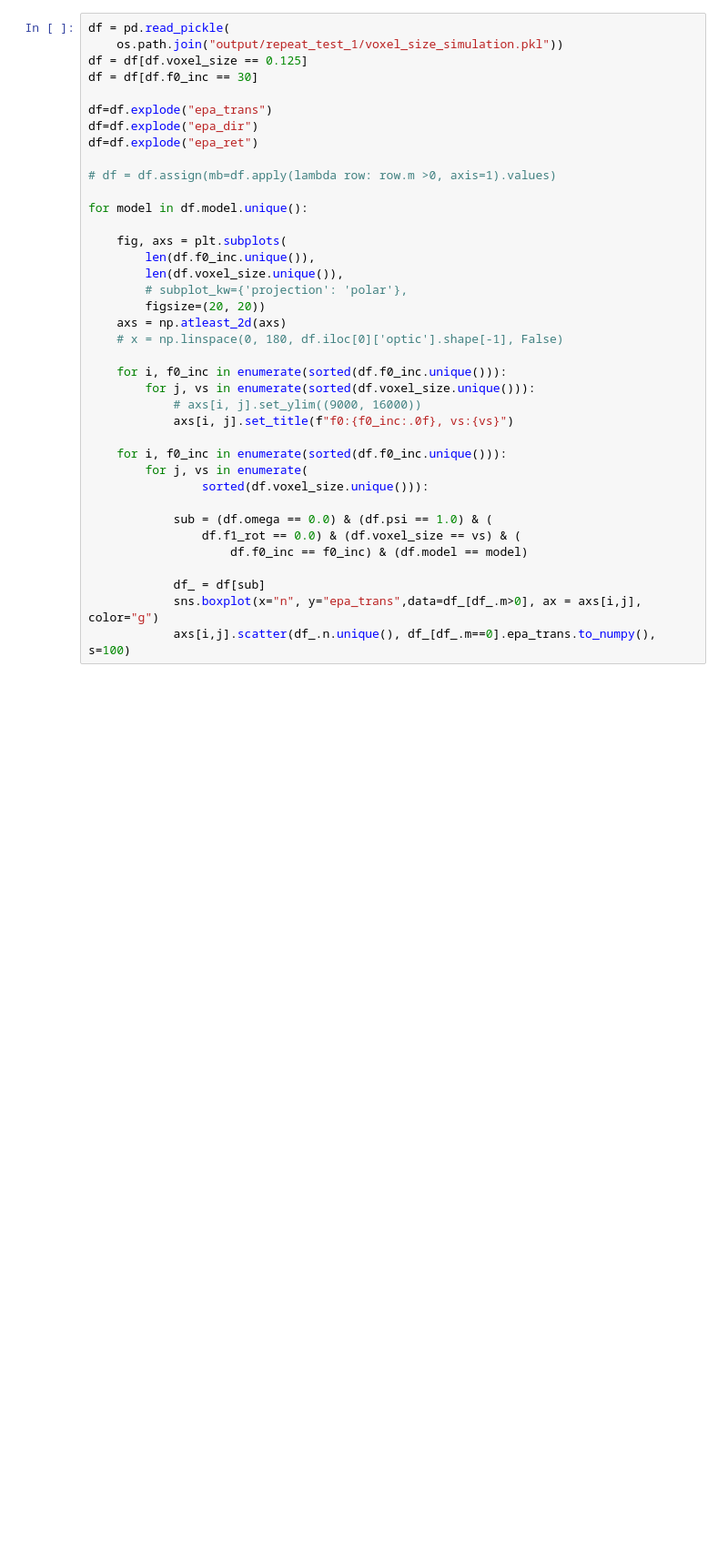
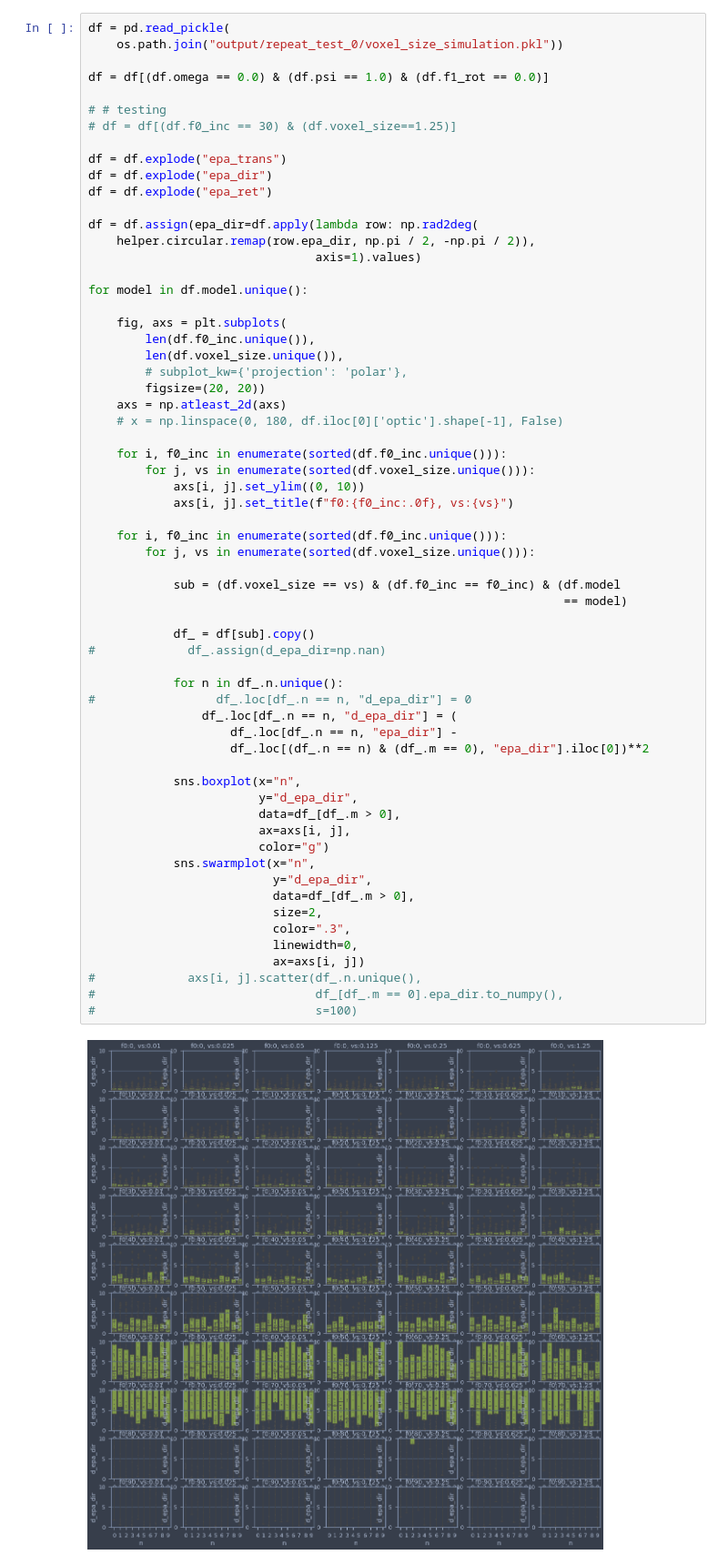
Before and after one commit to fmatuschke/thesis_main, a Jupyter notebook: 5_singleton/voxel_size_simulation.ipynb, the cells around one changed output. Shown at 91% size. Drawn from its saved outputs; the diff is of its cells as text; blank space fills up the shorter version.

```diff
--- a/5_singleton/voxel_size_simulation.ipynb
+++ b/5_singleton/voxel_size_simulation.ipynb
@@ -135,39 +135,65 @@ for model in tqdm(df.model.unique(), leave=True):
                     axs[i, j].plot(x, optic, color)
 # %%
 df = pd.read_pickle(
-    os.path.join("output/repeat_test_1/voxel_size_simulation.pkl"))
-df = df[df.voxel_size == 0.125]
-df = df[df.f0_inc == 30]
+    os.path.join("output/repeat_test_0/voxel_size_simulation.pkl"))
 
-df=df.explode("epa_trans")
-df=df.explode("epa_dir")
-df=df.explode("epa_ret")
+df = df[(df.omega == 0.0) & (df.psi == 1.0) & (df.f1_rot == 0.0)]
 
-# df = df.assign(mb=df.apply(lambda row: row.m >0, axis=1).values)
+# # testing
+# df = df[(df.f0_inc == 30) & (df.voxel_size==1.25)]
+
+df = df.explode("epa_trans")
+df = df.explode("epa_dir")
+df = df.explode("epa_ret")
+
+df = df.assign(epa_dir=df.apply(lambda row: np.rad2deg(
+    helper.circular.remap(row.epa_dir, np.pi / 2, -np.pi / 2)),
+                                axis=1).values)
 
 for model in df.model.unique():
 
     fig, axs = plt.subplots(
         len(df.f0_inc.unique()),
         len(df.voxel_size.unique()),
         # subplot_kw={'projection': 'polar'},
         figsize=(20, 20))
     axs = np.atleast_2d(axs)
     # x = np.linspace(0, 180, df.iloc[0]['optic'].shape[-1], False)
 
     for i, f0_inc in enumerate(sorted(df.f0_inc.unique())):
         for j, vs in enumerate(sorted(df.voxel_size.unique())):
-            # axs[i, j].set_ylim((9000, 16000))
+            axs[i, j].set_ylim((0, 10))
             axs[i, j].set_title(f"f0:{f0_inc:.0f}, vs:{vs}")
 
     for i, f0_inc in enumerate(sorted(df.f0_inc.unique())):
-        for j, vs in enumerate(
-                sorted(df.voxel_size.unique())):
+        for j, vs in enumerate(sorted(df.voxel_size.unique())):
 
-            sub = (df.omega == 0.0) & (df.psi == 1.0) & (
-                df.f1_rot == 0.0) & (df.voxel_size == vs) & (
-                    df.f0_inc == f0_inc) & (df.model == model)
+            sub = (df.voxel_size == vs) & (df.f0_inc == f0_inc) & (df.model
+                                                                   == model)
 
-            df_ = df[sub]
-            sns.boxplot(x="n", y="epa_trans",data=df_[df_.m>0], ax = axs[i,j], color="g")
-            axs[i,j].scatter(df_.n.unique(), df_[df_.m==0].epa_trans.to_numpy(), s=100)
+            df_ = df[sub].copy()
+#             df_.assign(d_epa_dir=np.nan)
+
+            for n in df_.n.unique():
+#                 df_.loc[df_.n == n, "d_epa_dir"] = 0
+                df_.loc[df_.n == n, "d_epa_dir"] = (
+                    df_.loc[df_.n == n, "epa_dir"] -
+                    df_.loc[(df_.n == n) & (df_.m == 0), "epa_dir"].iloc[0])**2
+
+            sns.boxplot(x="n",
+                        y="d_epa_dir",
+                        data=df_[df_.m > 0],
+                        ax=axs[i, j],
+                        color="g")
+            sns.swarmplot(x="n",
+                          y="d_epa_dir",
+                          data=df_[df_.m > 0],
+                          size=2,
+                          color=".3",
+                          linewidth=0,
+                          ax=axs[i, j])
+#             axs[i, j].scatter(df_.n.unique(),
+#                               df_[df_.m == 0].epa_dir.to_numpy(),
+#                               s=100)
+# %% [output]
+[figure, added]
```
Also changed, not shown: parts of 1 cell of this notebook, 1 other file.
